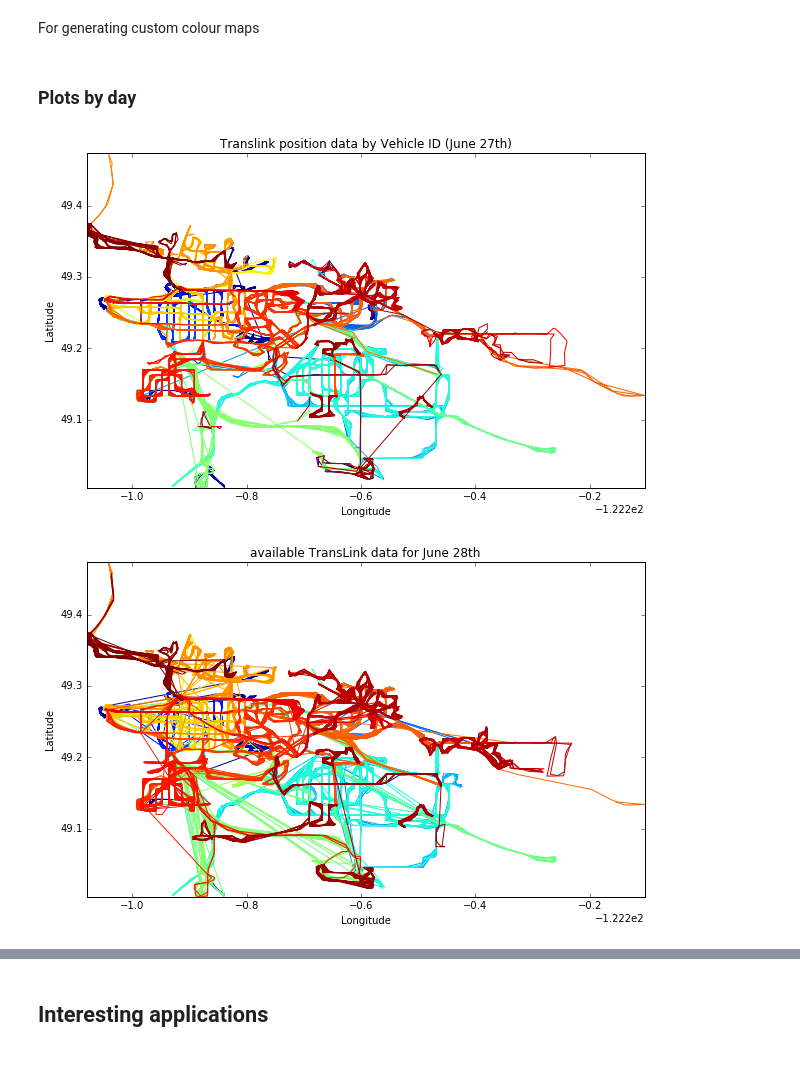
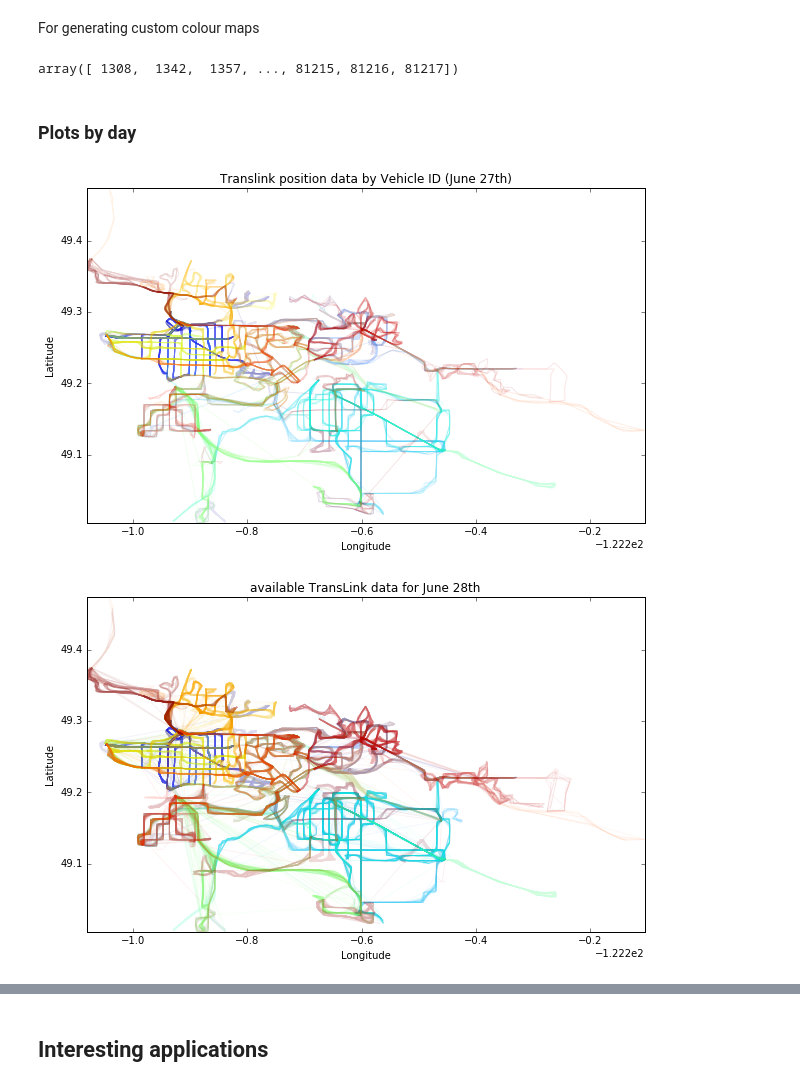
Before and after one commit to asberk/translink, a Jupyter notebook: Reading transit data.ipynb, the cells around one changed output, grey strips where cells are left out. Saved outputs shown, nothing was run; the diff lists cells and outputs as text; code cells hidden in the pictures.

```diff
--- a/Reading transit data.ipynb
+++ b/Reading transit data.ipynb
@@ -65,3 +65,7 @@ def colourMapBy(data, category, cmap='jet', alpha=None):
     lsc = plt.cm.get_cmap(cmap)
     cmap = lsc(np.linspace(0, 1, data[category].cat.categories.size), alpha)
     return cmap
+# %%
+positions['vid'].cat.categories.values
+# %% [output]
+array([ 1308,  1342,  1357, ..., 81215, 81216, 81217])
@@ -73,12 +83,13 @@ lat_max = positions['lat'].max()
 # %% [markdown]
 ### Plots by day
 # %%
-mask_j27 = positions['time'] < '2017-06-28'
-mask_j28 = (positions['time'] >= '2017-06-28') & (positions['time'] < '2017-06-29')
+maskByDay = {'2017-06-{}'.format(x) : (positions['time'] >= '2017-06-{}'.format(x)) &
+            (positions['time'] < '2017-06-{}'.format(x+1))
+            for x in [27, 28, 29]}
 # %%
 # settting a custom colour map
-posns_j27 = positions.loc[mask_j27]
-cmap_vid_j27 = colourMapBy(positions.loc[mask_j27], 'vid')
+posns_j27 = positions.loc[maskByDay['2017-06-27']]
+cmap_vid_j27 = colourMapBy(positions.loc[maskByDay['2017-06-27']], 'vid', alpha=.1)
 
 plt.figure(figsize=(10,6))
 for j, (key, grp) in enumerate(posns_j27.groupby('vid')):
@@ -89,23 +100,23 @@ plt.xlabel('Longitude')
 plt.ylabel('Latitude')
 plt.title('Translink position data by Vehicle ID (June 27th)');
 # %% [output]
-[figure, old version]
+[figure, new version]
 # %%
 # settting a custom colour map
-posns_j28 = positions.loc[mask_j28]
-cmap_vid_j28 = colourMapBy(positions.loc[mask_j28], 'vid')
+posns_j28 = positions.loc[maskByDay['2017-06-28']]
+cmap_vid_j28 = colourMapBy(positions.loc[maskByDay['2017-06-28']], 'vid', alpha=.05)
 
 plt.figure(figsize=(10,6))
 for j, (key, grp) in enumerate(posns_j28.groupby('vid')):
     plt.plot(grp['lon'], grp['lat'], '-', label=key,
              color=cmap_vid_j28[j, :]);
 plt.xlim(lon_min, lon_max)
 plt.ylim(lat_min, lat_max);
 plt.xlabel('Longitude')
 plt.ylabel('Latitude')
 plt.title('available TransLink data for June 28th');
 # %% [output]
-[figure, old version]
+[figure, new version]
 # %%
 # settting a custom colour map
 cmap_vid3d_j28 = colourMapBy(posns_j28, 'vid', alpha=.1)
```
Also changed, not shown: parts of 22 cells of this notebook.
